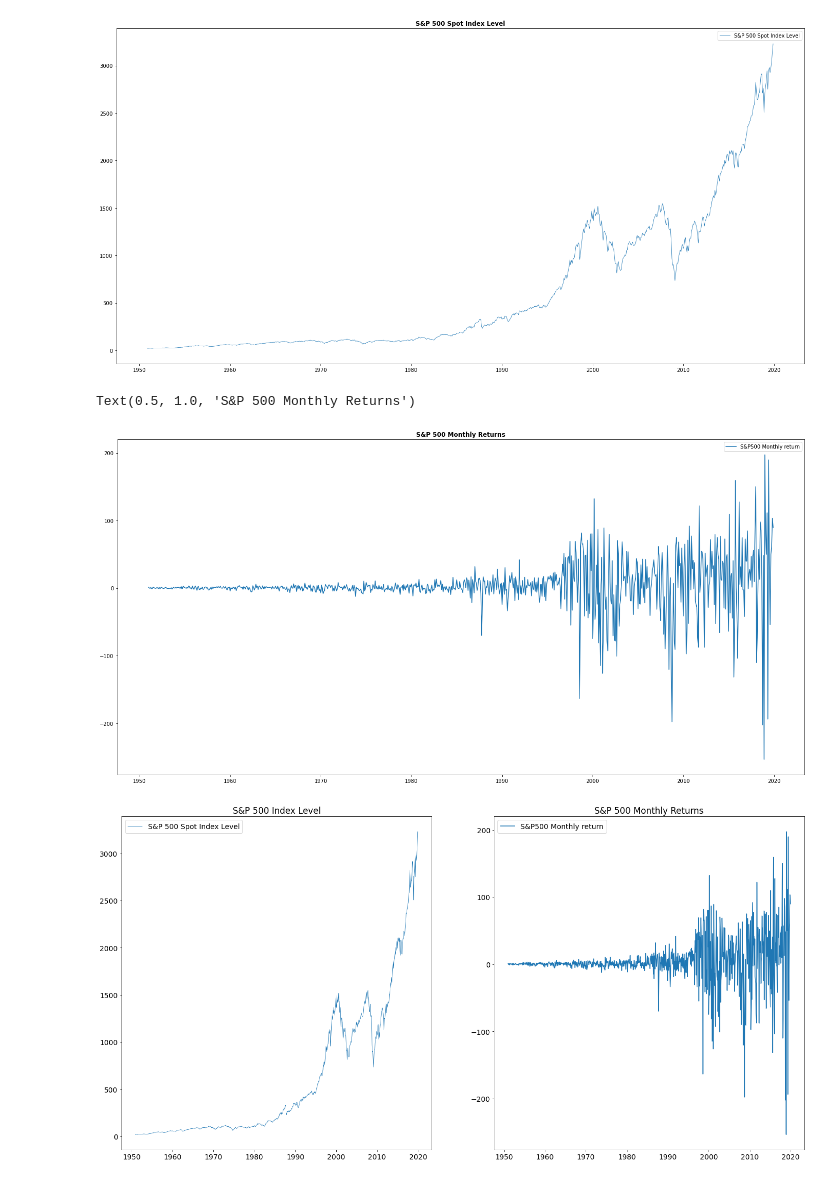
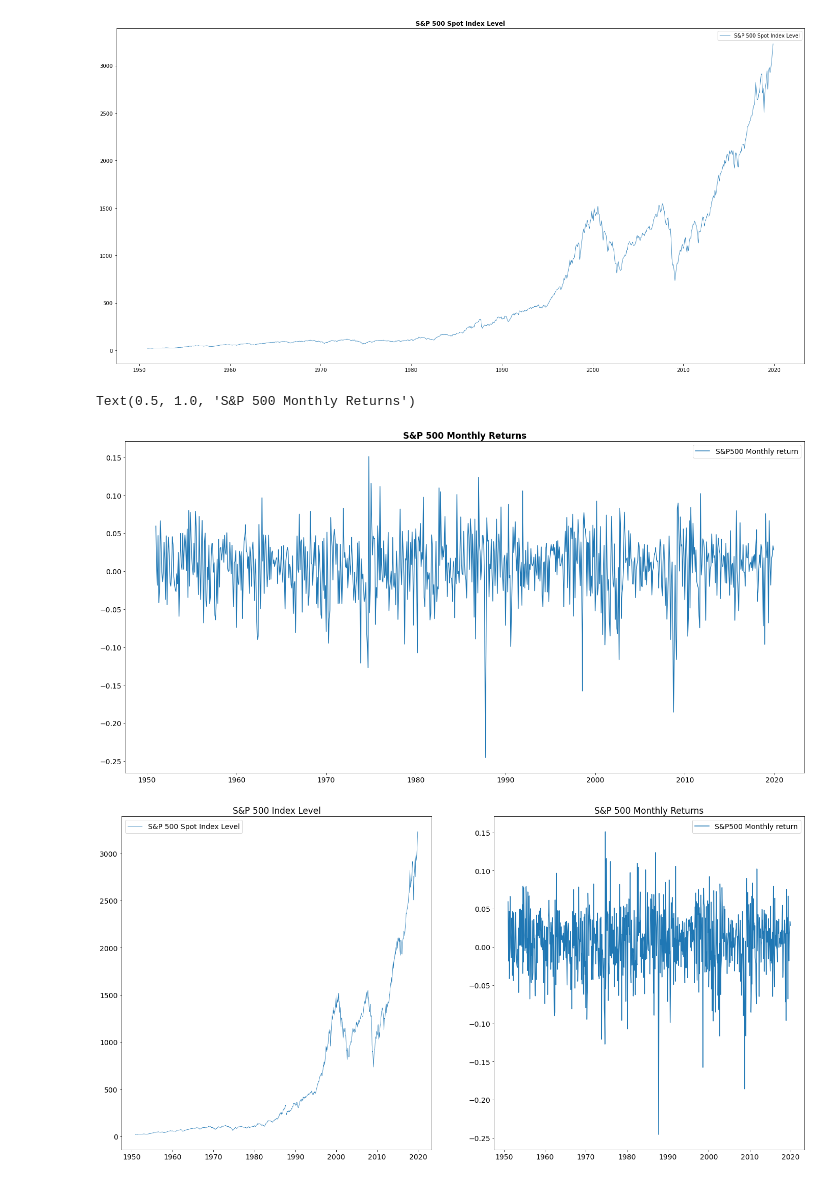
Before and after one commit to lex-koelewijn/Thesis_Asset_Price_Forecasting, a Jupyter notebook: PlotGeneration.ipynb, the cells around one changed output. Drawn from its saved outputs; the diff is of its cells as text; code cells hidden in the pictures.

Commit message:
Updated plot generation

```diff
--- a/PlotGeneration.ipynb
+++ b/PlotGeneration.ipynb
@@ -67,14 +67,15 @@ Text(0.5, 1.0, 'S&P 500 Spot Index Level')
 # %%
 plt.figure(figsize=(24,12))
 # plt.plot(ep['Simple equity premium'], label = 'S&P 500 Simple equity premium', linewidth = .75)
 # plt.plot(ep['Log equity premium'], label = 'S&P 500 Log equity premium', linewidth = .75)
-plt.plot(spot['S&P 500 index']-spot['S&P 500 index'].shift(1), label = 'S&P500 Monthly return')
+# plt.plot((spot['S&P 500 index']/spot['S&P 500 index'].shift(1))-1, label = 'S&P500 Monthly return')
+plt.plot(np.log(spot['S&P 500 index'])-np.log(spot['S&P 500 index'].shift(1)), label = 'S&P500 Monthly return')
 # plt.plot(spot['S&P 500 index'].diff(1))
 plt.legend()
 plt.title('S&P 500 Monthly Returns', fontweight = 'bold')
 # %% [output]
 Text(0.5, 1.0, 'S&P 500 Monthly Returns')
-[figure, old version]
+[figure, new version]
 # %%
 mpl.rcParams["font.size"] = 14
 fig, ax = plt.subplots(nrows=1, ncols=2, figsize=(24,12))
@@ -83,10 +84,10 @@ ax[0].plot(spot, label = 'S&P 500 Spot Index Level', linewidth = .75)
 ax[0].legend()
 ax[0].title.set_text('S&P 500 Index Level')
 
-ax[1].plot(spot['S&P 500 index']-spot['S&P 500 index'].shift(1), label = 'S&P500 Monthly return')
+ax[1].plot(np.log(spot['S&P 500 index'])-np.log(spot['S&P 500 index'].shift(1)), label = 'S&P500 Monthly return')
 ax[1].legend()
 ax[1].title.set_text('S&P 500 Monthly Returns')
 
 plt.savefig("plots/SP500.png", bbox_inches='tight', dpi=500)
 # %% [output]
-[figure, old version]
+[figure, new version]
```
Also changed, not shown: 2 other files.
